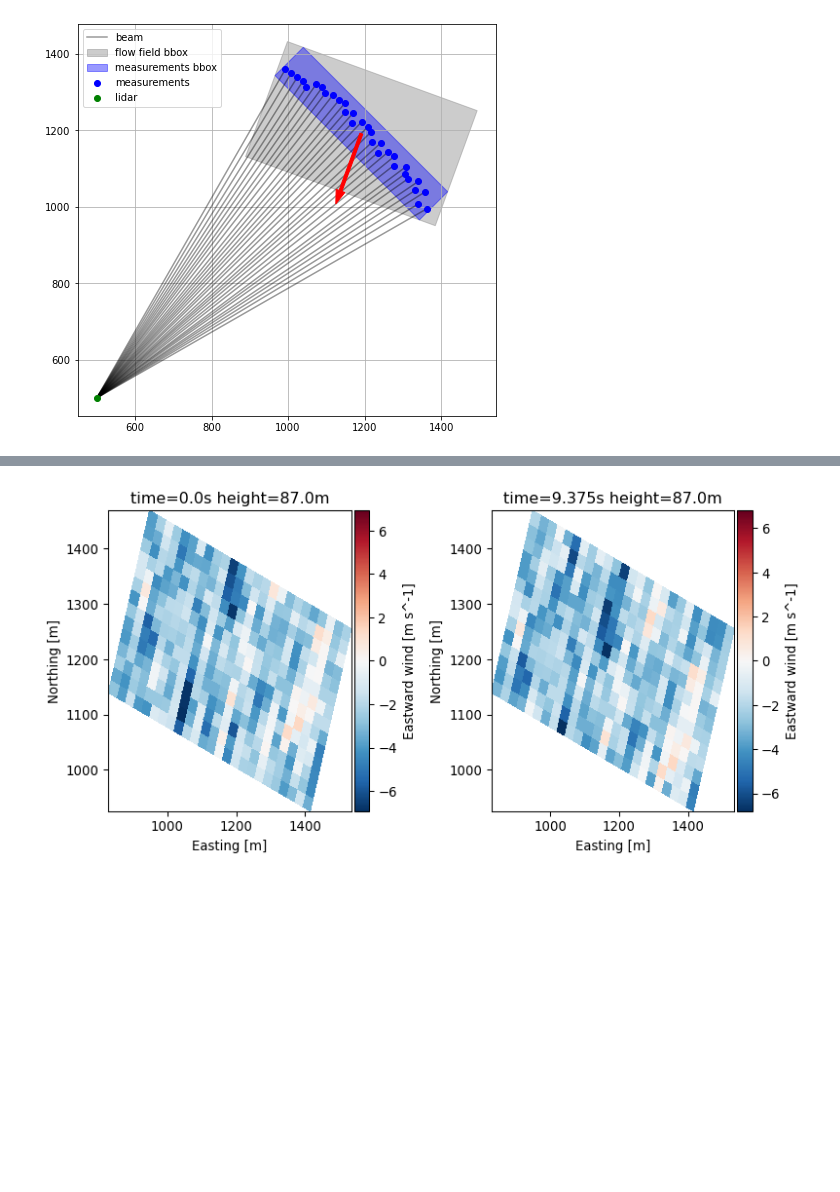
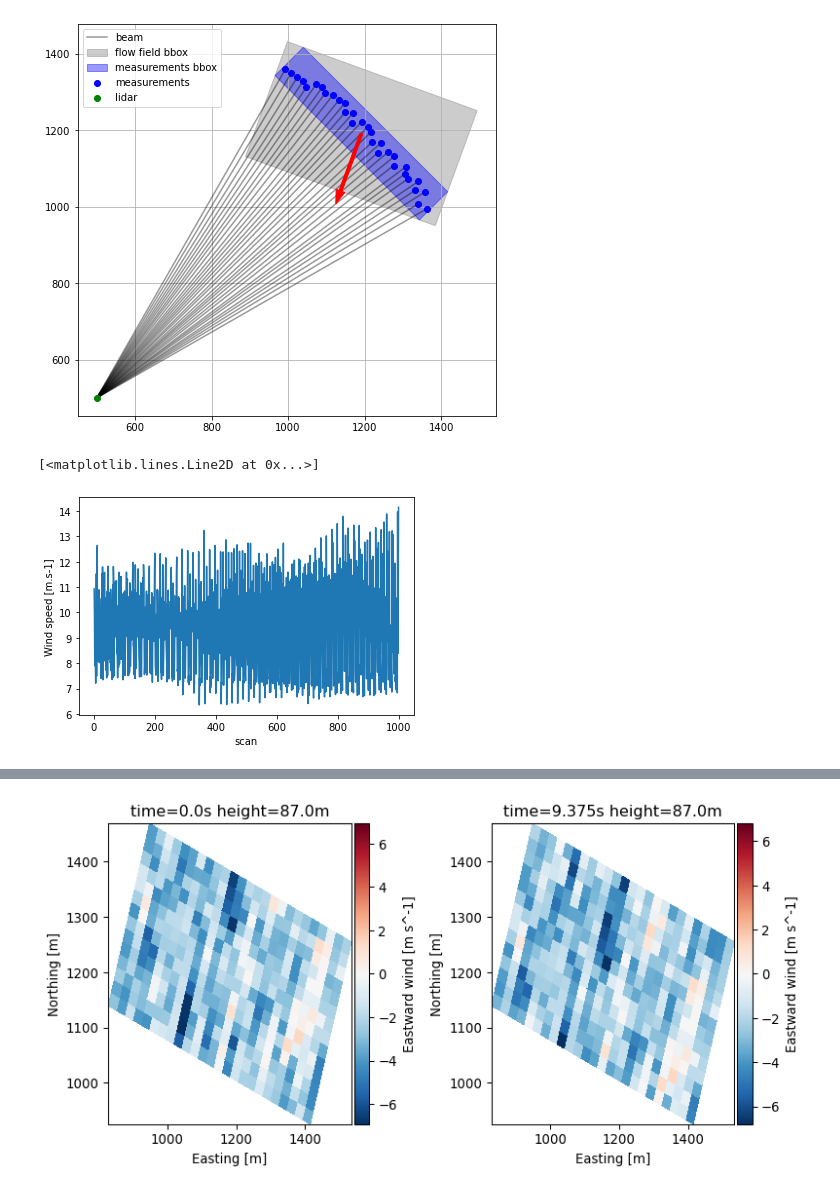
Before and after one commit to Burro7J/mocalum, a Jupyter notebook: examples/pyconturb_test.ipynb, the cells around one changed output, grey strips where cells are left out. Cells and saved outputs as stored; diff of their text form; code cells hidden in the pictures; blank space fills up the shorter version.

```diff
--- a/examples/pyconturb_test.ipynb
+++ b/examples/pyconturb_test.ipynb
@@ -71,3 +70,8 @@ plot_mocalum_setup(turb_ff_unc_test)
 [figure]
 # %%
 turb_ff_unc_test.calc_los_speed()
+# %%
+turb_ff_unc_test.data.rc_wind.ws.plot()
+# %% [output]
+[<matplotlib.lines.Line2D at 0x...>]
+[figure, added]
```
Also changed, not shown: parts of 7 cells of this notebook, 4 other files.
